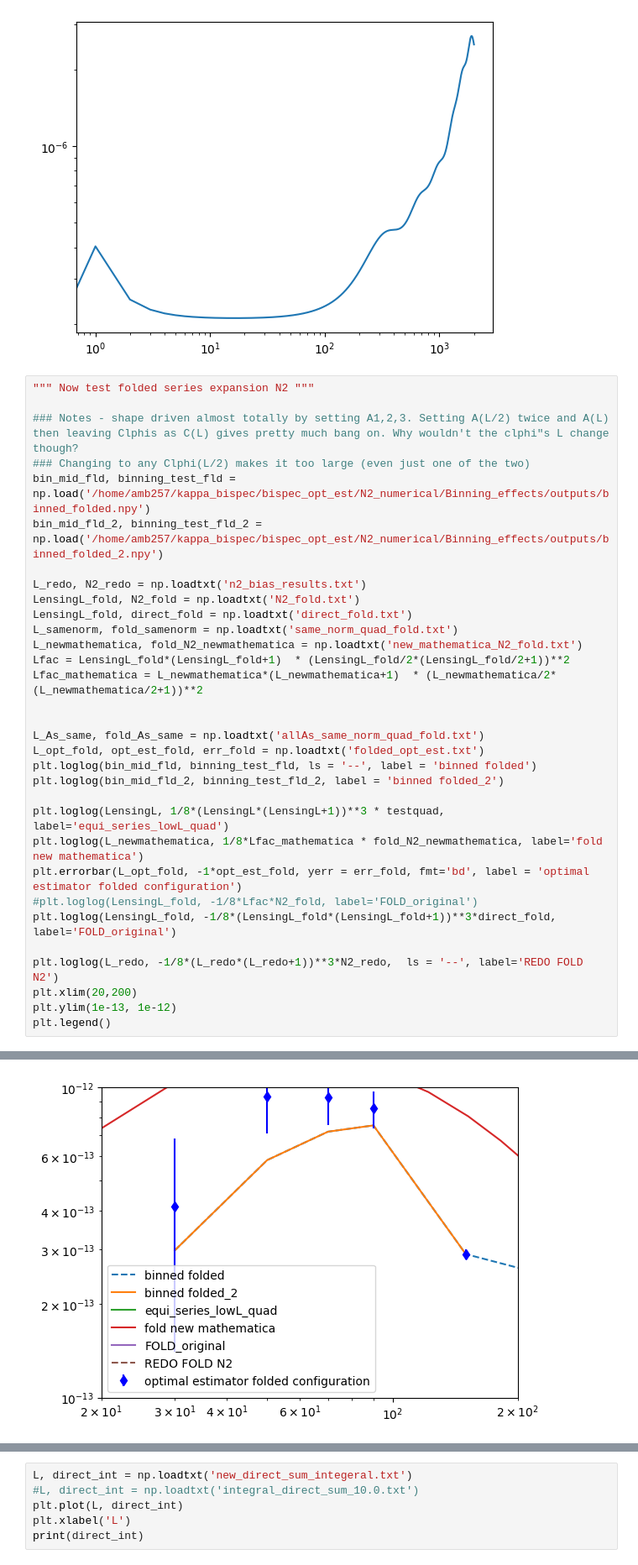
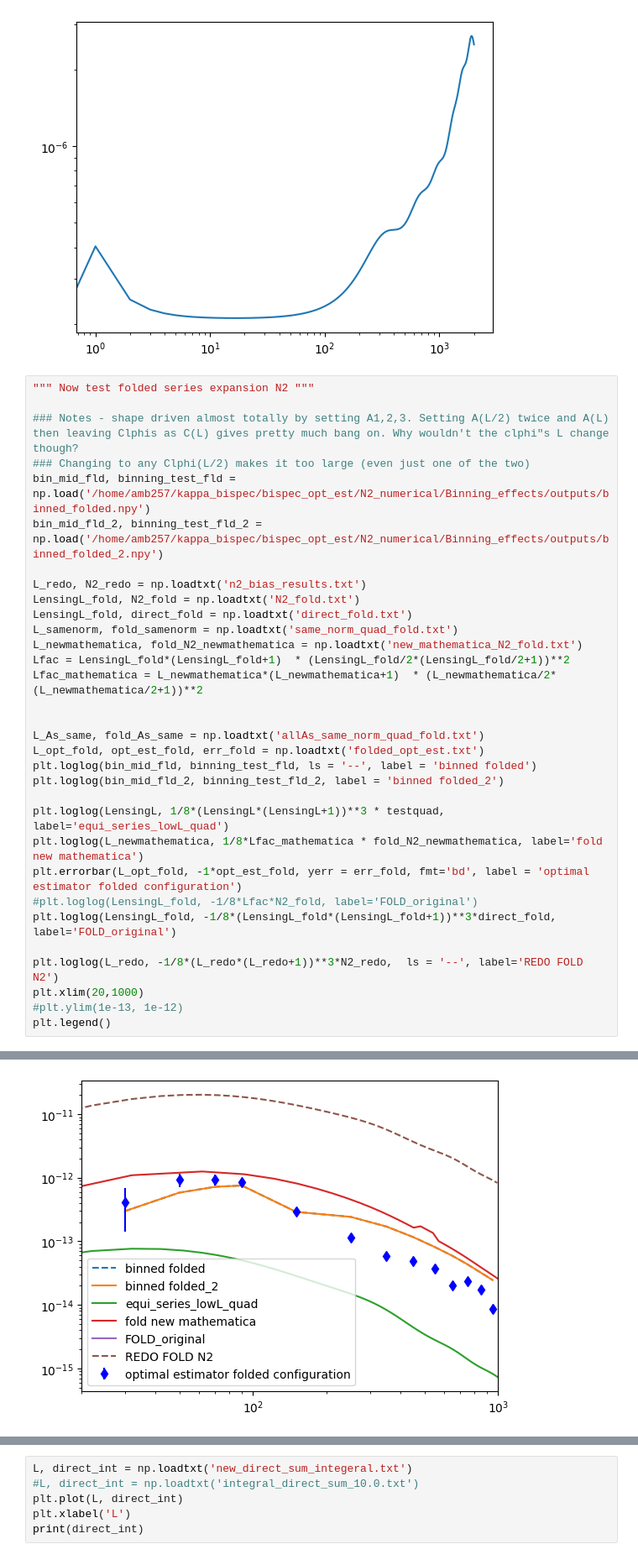
Before and after one commit to aleksandrbowkis/bispec_opt_est, a Jupyter notebook: N2_numerical/N2_tests.ipynb, the cells around one changed output, grey strips where cells are left out. Shown: that part at 84% size. Saved outputs shown, nothing was run; the diff lists cells and outputs as text.

```diff
--- a/N2_numerical/N2_tests.ipynb
+++ b/N2_numerical/N2_tests.ipynb
@@ -122,36 +122,36 @@ plt.loglog(L_norm, Lfac_norm*norm_phi)
 
 ### Notes - shape driven almost totally by setting A1,2,3. Setting A(L/2) twice and A(L) then leaving Clphis as C(L) gives pretty much bang on. Why wouldn't the clphi"s L change though?
 ### Changing to any Clphi(L/2) makes it too large (even just one of the two)
 bin_mid_fld, binning_test_fld = np.load('/home/amb257/kappa_bispec/bispec_opt_est/N2_numerical/Binning_effects/outputs/binned_folded.npy')
 bin_mid_fld_2, binning_test_fld_2 = np.load('/home/amb257/kappa_bispec/bispec_opt_est/N2_numerical/Binning_effects/outputs/binned_folded_2.npy')
 
 L_redo, N2_redo = np.loadtxt('n2_bias_results.txt')
 LensingL_fold, N2_fold = np.loadtxt('N2_fold.txt')
 LensingL_fold, direct_fold = np.loadtxt('direct_fold.txt')
 L_samenorm, fold_samenorm = np.loadtxt('same_norm_quad_fold.txt')
 L_newmathematica, fold_N2_newmathematica = np.loadtxt('new_mathematica_N2_fold.txt')
 Lfac = LensingL_fold*(LensingL_fold+1)  * (LensingL_fold/2*(LensingL_fold/2+1))**2
 Lfac_mathematica = L_newmathematica*(L_newmathematica+1)  * (L_newmathematica/2*(L_newmathematica/2+1))**2
 
 
 L_As_same, fold_As_same = np.loadtxt('allAs_same_norm_quad_fold.txt')
 L_opt_fold, opt_est_fold, err_fold = np.loadtxt('folded_opt_est.txt')
 plt.loglog(bin_mid_fld, binning_test_fld, ls = '--', label = 'binned folded')
 plt.loglog(bin_mid_fld_2, binning_test_fld_2, label = 'binned folded_2')
 
 plt.loglog(LensingL, 1/8*(LensingL*(LensingL+1))**3 * testquad, label='equi_series_lowL_quad')
 plt.loglog(L_newmathematica, 1/8*Lfac_mathematica * fold_N2_newmathematica, label='fold new mathematica')
 plt.errorbar(L_opt_fold, -1*opt_est_fold, yerr = err_fold, fmt='bd', label = 'optimal estimator folded configuration')
 #plt.loglog(LensingL_fold, -1/8*Lfac*N2_fold, label='FOLD_original')
 plt.loglog(LensingL_fold, -1/8*(LensingL_fold*(LensingL_fold+1))**3*direct_fold, label='FOLD_original')
 
 plt.loglog(L_redo, -1/8*(L_redo*(L_redo+1))**3*N2_redo,  ls = '--', label='REDO FOLD N2')
-plt.xlim(20,200)
-plt.ylim(1e-13, 1e-12)
+plt.xlim(20,1000)
+#plt.ylim(1e-13, 1e-12)
 plt.legend()
 # %% [output]
 <matplotlib.legend.Legend at 0x...>
-[figure, old version]
+[figure, new version]
 # %%
 # Here we test the full integral which will be used for understanding binning effects and compute it for the equilateral configuration and compare to existing calculation
 
```
Also changed, not shown: parts of 3 cells of this notebook, 6 other files.
